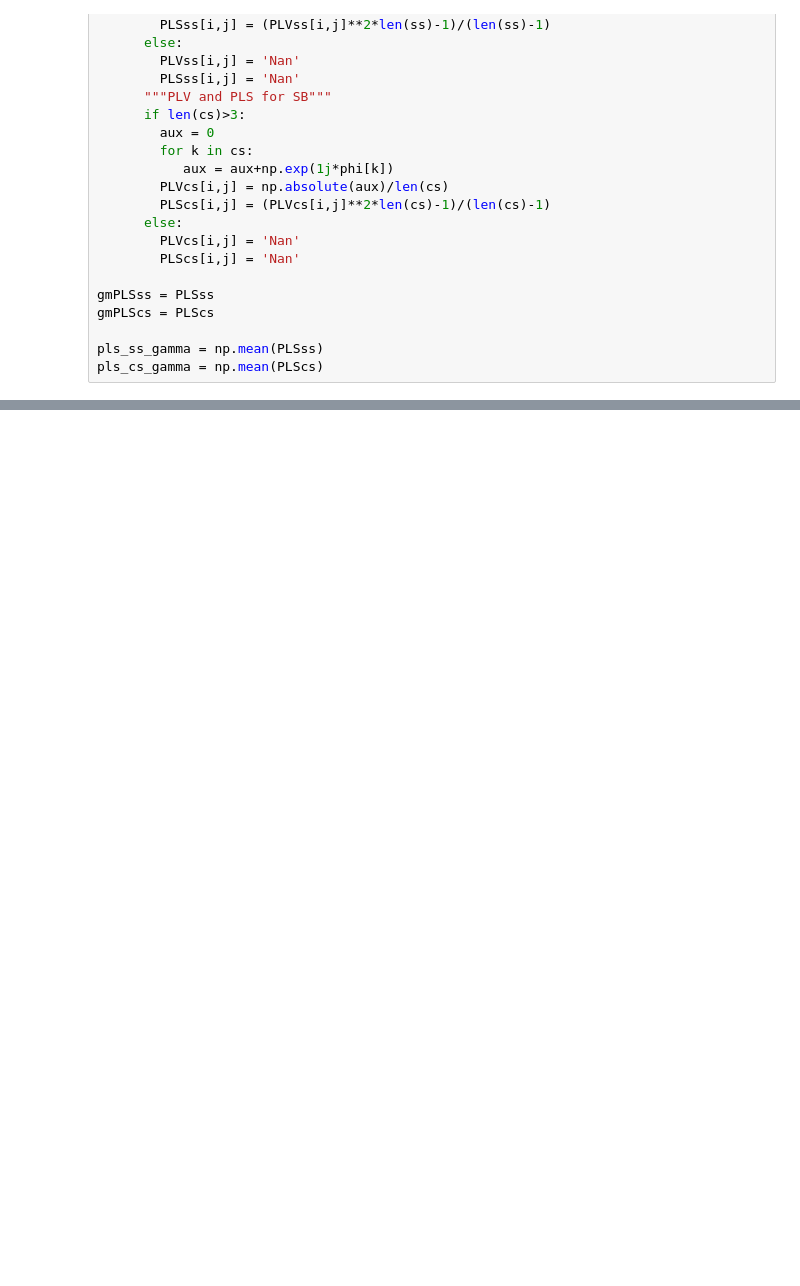
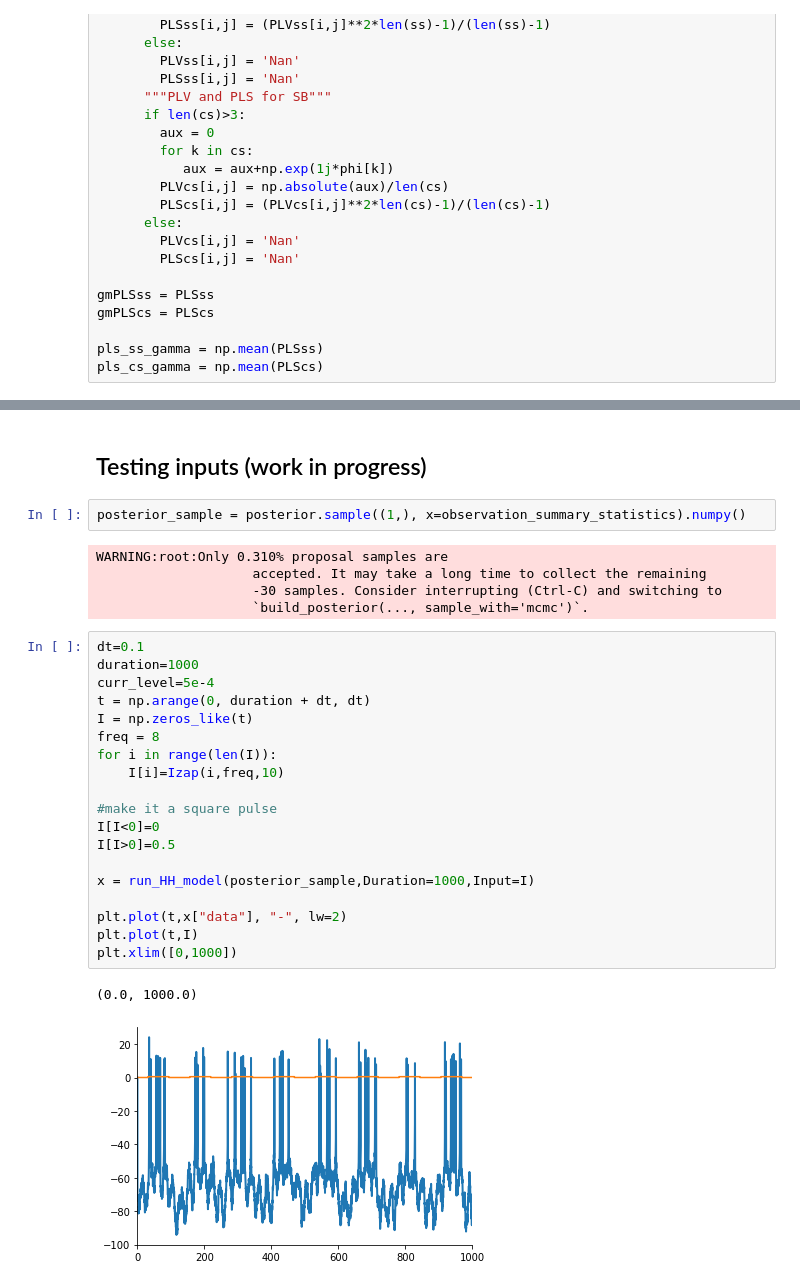
Before and after one commit to pena-rodrigo/CA1project, a Jupyter notebook: param_estimation.ipynb, the cells around one changed output, grey strips where cells are left out. Cells and saved outputs as stored; diff of their text form; blank space fills up the shorter version.

```diff
--- a/param_estimation.ipynb
+++ b/param_estimation.ipynb
@@ -867,0 +1143,31 @@ plt.savefig(f"{images_dir}/PLS_estim.pdf")
+# %% [markdown]
+## Testing inputs (work in progress)
+# %%
+posterior_sample = posterior.sample((1,), x=observation_summary_statistics).numpy()
+# %% [output]
+WARNING:root:Only 0.310% proposal samples are
+                    accepted. It may take a long time to collect the remaining
+                    -30 samples. Consider interrupting (Ctrl-C) and switching to
+                    `build_posterior(..., sample_with='mcmc')`.
+# %%
+dt=0.1
+duration=1000
+curr_level=5e-4
+t = np.arange(0, duration + dt, dt)
+I = np.zeros_like(t)
+freq = 8
+for i in range(len(I)):
+    I[i]=Izap(i,freq,10)
+
+#make it a square pulse
+I[I<0]=0
+I[I>0]=0.5
+
+x = run_HH_model(posterior_sample,Duration=1000,Input=I)
+
+plt.plot(t,x["data"], "-", lw=2)
+plt.plot(t,I)
+plt.xlim([0,1000])
+# %% [output]
+(0.0, 1000.0)
+[figure, added]
```
Also changed, not shown: parts of 43 cells of this notebook.
